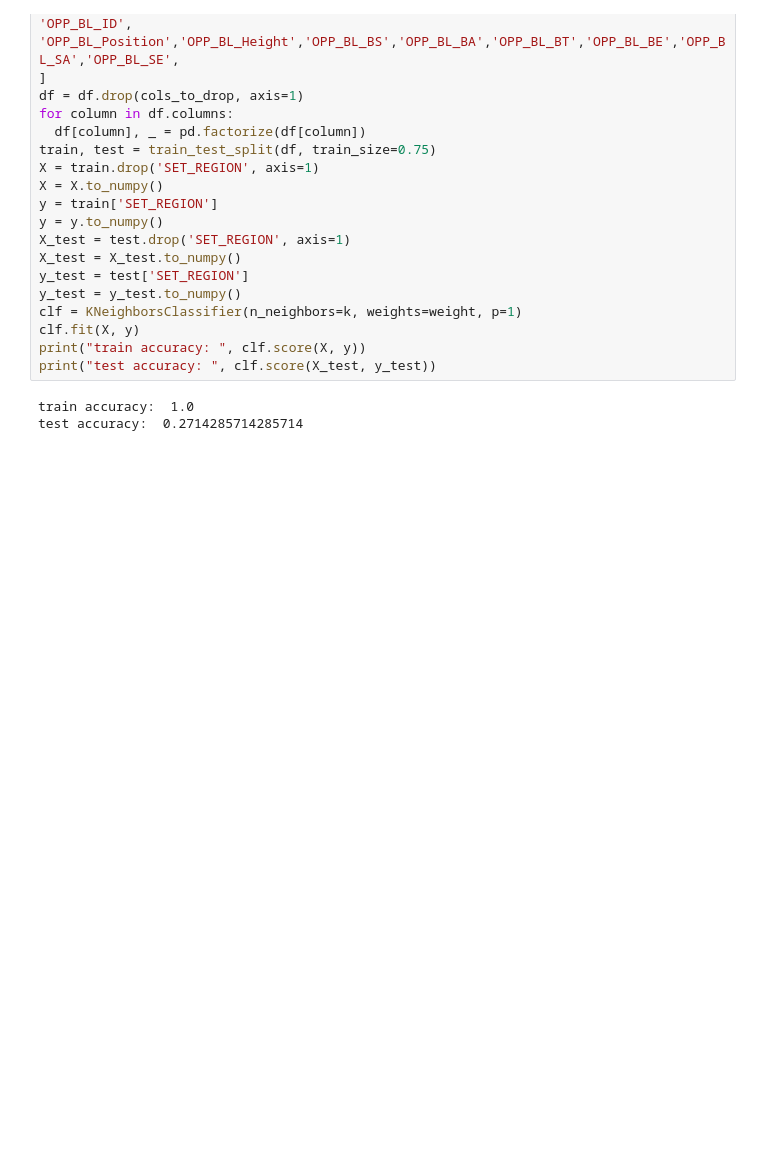
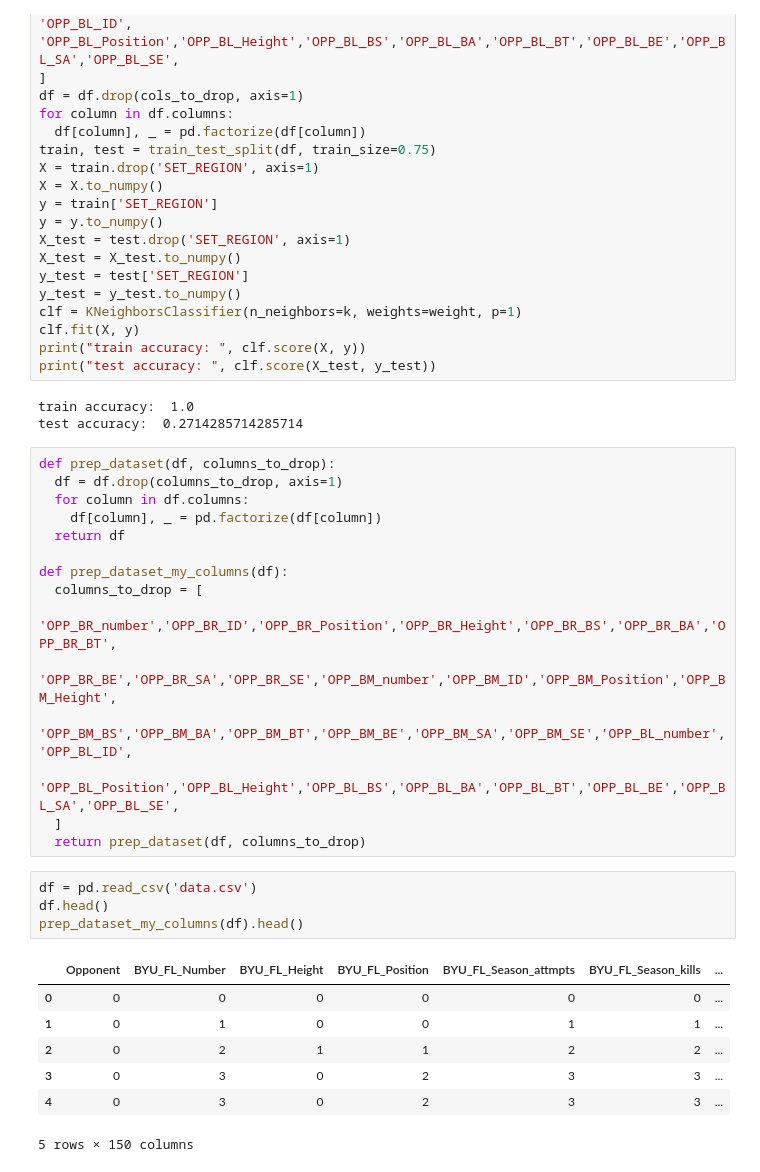
Before and after one commit to ethanw1/volleyballKNN, a Jupyter notebook: Volleyball_KNN.ipynb, the cells around one changed output. Saved outputs shown, nothing was run; the diff lists cells and outputs as text; blank space fills up the shorter version.

Commit message:
added function for augmenting dataset

```diff
--- a/Volleyball_KNN.ipynb
+++ b/Volleyball_KNN.ipynb
@@ -144,3 +144,30 @@ print("test accuracy: ", clf.score(X_test, y_test))
 # %% [output]
 train accuracy:  1.0
 test accuracy:  0.2714285714285714
+# %%
+def prep_dataset(df, columns_to_drop):
+  df = df.drop(columns_to_drop, axis=1)
+  for column in df.columns:
+    df[column], _ = pd.factorize(df[column])
+  return df
+
+def prep_dataset_my_columns(df):
+  columns_to_drop = [
+    'OPP_BR_number','OPP_BR_ID','OPP_BR_Position','OPP_BR_Height','OPP_BR_BS','OPP_BR_BA','OPP_BR_BT',
+    'OPP_BR_BE','OPP_BR_SA','OPP_BR_SE','OPP_BM_number','OPP_BM_ID','OPP_BM_Position','OPP_BM_Height',
+    'OPP_BM_BS','OPP_BM_BA','OPP_BM_BT','OPP_BM_BE','OPP_BM_SA','OPP_BM_SE','OPP_BL_number','OPP_BL_ID',
+    'OPP_BL_Position','OPP_BL_Height','OPP_BL_BS','OPP_BL_BA','OPP_BL_BT','OPP_BL_BE','OPP_BL_SA','OPP_BL_SE',
+  ]
+  return prep_dataset(df, columns_to_drop)
+# %%
+df = pd.read_csv('data.csv')
+df.head()
+prep_dataset_my_columns(df).head()
+# %% [output]
+|  | Opponent | BYU_FL_Number | BYU_FL_Height | BYU_FL_Position | BYU_FL_Season_attmpts | BYU_FL_Season_kills | ... |
+| 0 | 0 | 0 | 0 | 0 | 0 | 0 | ... |
+| 1 | 0 | 1 | 0 | 0 | 1 | 1 | ... |
+| 2 | 0 | 2 | 1 | 1 | 2 | 2 | ... |
+| 3 | 0 | 3 | 0 | 2 | 3 | 3 | ... |
+| 4 | 0 | 3 | 0 | 2 | 3 | 3 | ... |
+5 rows × 150 columns
```
